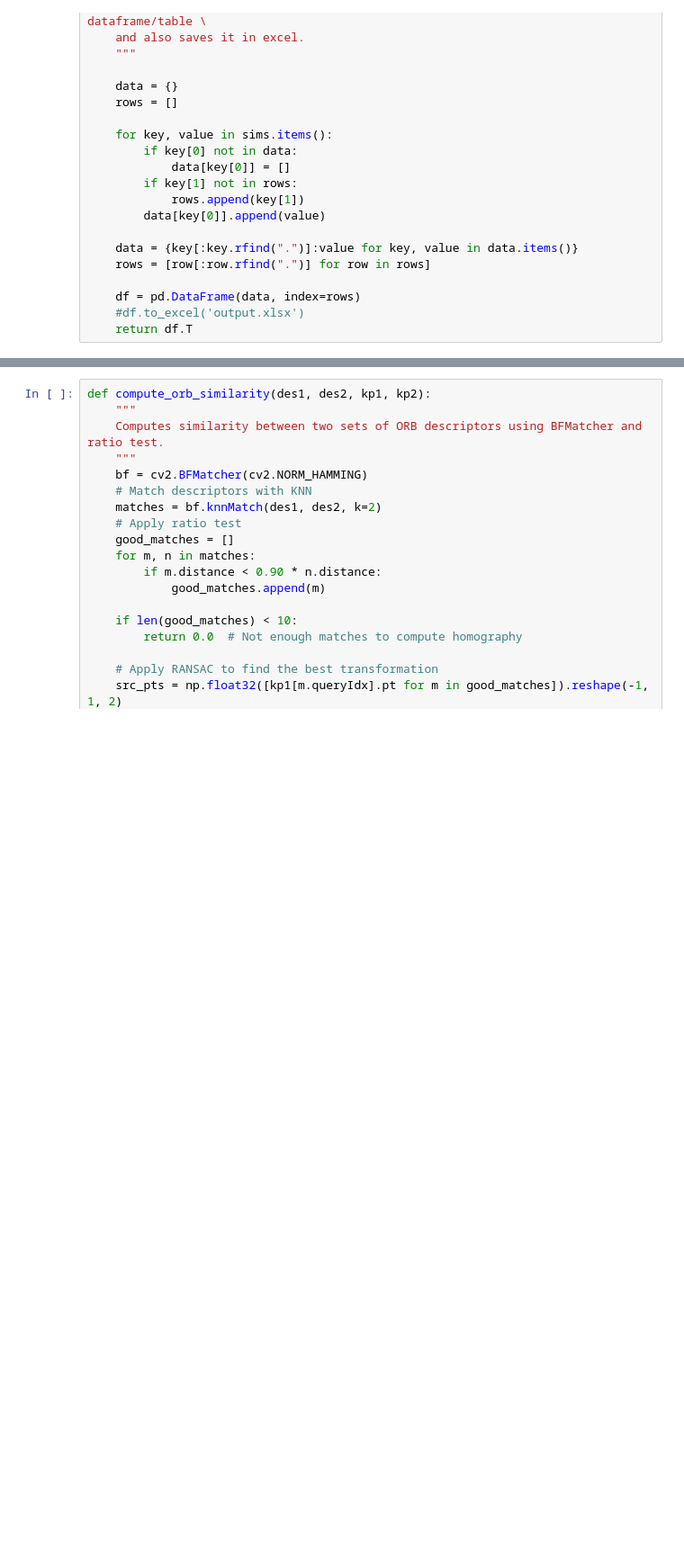
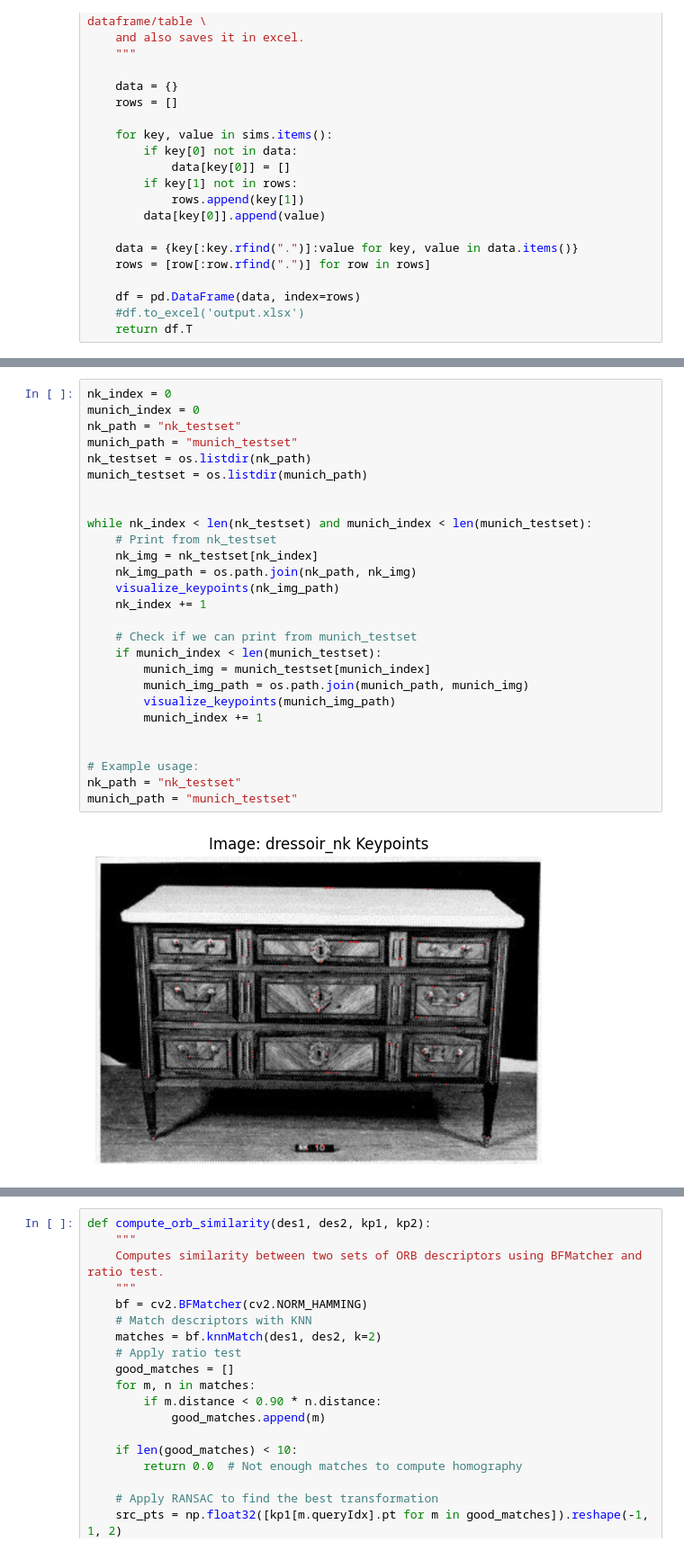
Before and after one commit to jacobjanwoord/Fearless-erfgoed, a Jupyter notebook: orb_playground.ipynb, the cells around one changed output, grey strips where cells are left out. Shown at 90% size. Saved outputs shown, nothing was run; the diff lists cells and outputs as text; blank space fills up the shorter version.

```diff
--- a/orb_playground.ipynb
+++ b/orb_playground.ipynb
@@ -102,0 +114,29 @@ munich_path = "munich_testset"
+# %%
+nk_index = 0
+munich_index = 0
+nk_path = "nk_testset"
+munich_path = "munich_testset"
+nk_testset = os.listdir(nk_path)
+munich_testset = os.listdir(munich_path)
+
+
+while nk_index < len(nk_testset) and munich_index < len(munich_testset):
+    # Print from nk_testset
+    nk_img = nk_testset[nk_index]
+    nk_img_path = os.path.join(nk_path, nk_img)
+    visualize_keypoints(nk_img_path)
+    nk_index += 1
+
+    # Check if we can print from munich_testset
+    if munich_index < len(munich_testset):
+        munich_img = munich_testset[munich_index]
+        munich_img_path = os.path.join(munich_path, munich_img)
+        visualize_keypoints(munich_img_path)
+        munich_index += 1
+
+
+# Example usage:
+nk_path = "nk_testset"
+munich_path = "munich_testset"
+# %% [output]
+[figure, added]
```
Also changed, not shown: parts of 2 cells of this notebook, 2 other files.
